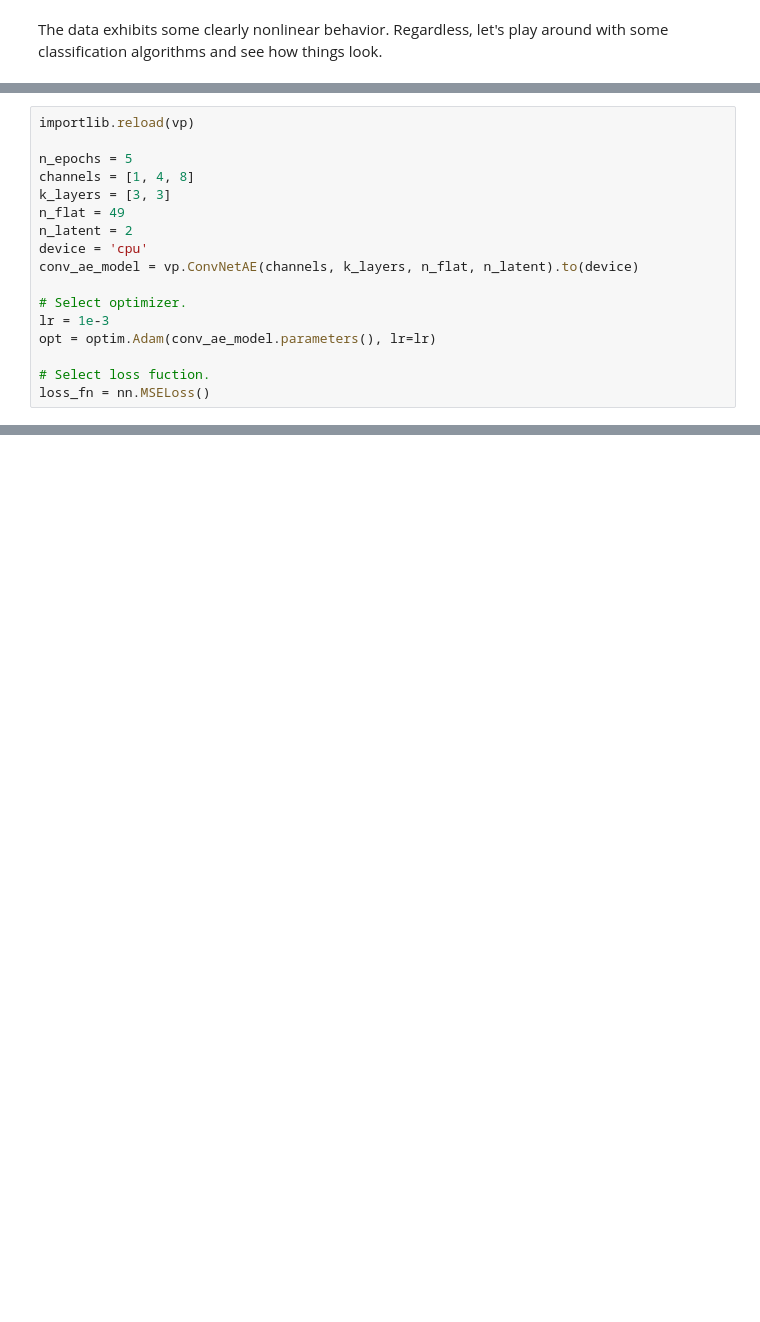
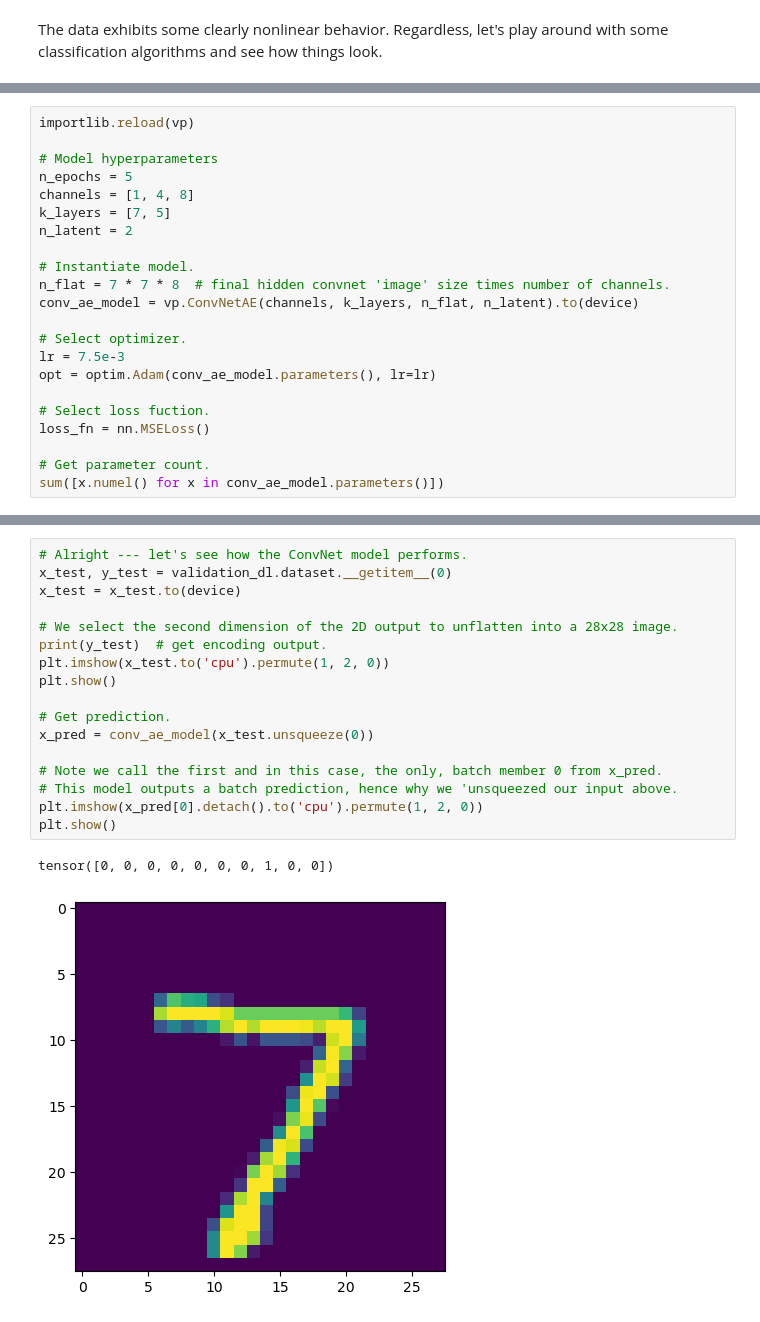
Before and after one commit to jhand1993/deeplearning_practice, a Jupyter notebook: image_encoders.ipynb, the cells around one changed output, grey strips where cells are left out. Cells and saved outputs as stored; diff of their text form; blank space fills up the shorter version.

Commit message:
convnet AE working.

```diff
--- a/image_encoders.ipynb
+++ b/image_encoders.ipynb
@@ -228,17 +232,22 @@ Recall that we are trying to find a latent representation of image data --- mayb
 # %%
 importlib.reload(vp)
 
+# Model hyperparameters
 n_epochs = 5
 channels = [1, 4, 8]
-k_layers = [3, 3]
-n_flat = 49
+k_layers = [7, 5]
 n_latent = 2
-device = 'cpu'
+
+# Instantiate model.
+n_flat = 7 * 7 * 8  # final hidden convnet 'image' size times number of channels.
 conv_ae_model = vp.ConvNetAE(channels, k_layers, n_flat, n_latent).to(device)
 
 # Select optimizer.
-lr = 1e-3
+lr = 7.5e-3
 opt = optim.Adam(conv_ae_model.parameters(), lr=lr)
 
 # Select loss fuction.
 loss_fn = nn.MSELoss()
+
+# Get parameter count.
+sum([x.numel() for x in conv_ae_model.parameters()])
@@ -250,0 +278,20 @@ RuntimeError: mat1 and mat2 shapes cannot be multiplied (64x392 and 49x2)
+# %%
+# Alright --- let's see how the ConvNet model performs.
+x_test, y_test = validation_dl.dataset.__getitem__(0)
+x_test = x_test.to(device)
+
+# We select the second dimension of the 2D output to unflatten into a 28x28 image.
+print(y_test)  # get encoding output.
+plt.imshow(x_test.to('cpu').permute(1, 2, 0))
+plt.show()
+
+# Get prediction.
+x_pred = conv_ae_model(x_test.unsqueeze(0))
+
+# Note we call the first and in this case, the only, batch member 0 from x_pred.
+# This model outputs a batch prediction, hence why we 'unsqueezed our input above.
+plt.imshow(x_pred[0].detach().to('cpu').permute(1, 2, 0))
+plt.show()
+# %% [output]
+tensor([0, 0, 0, 0, 0, 0, 0, 1, 0, 0])
+[figure, added]
```
Also changed, not shown: parts of 10 cells of this notebook, 1 other file.
